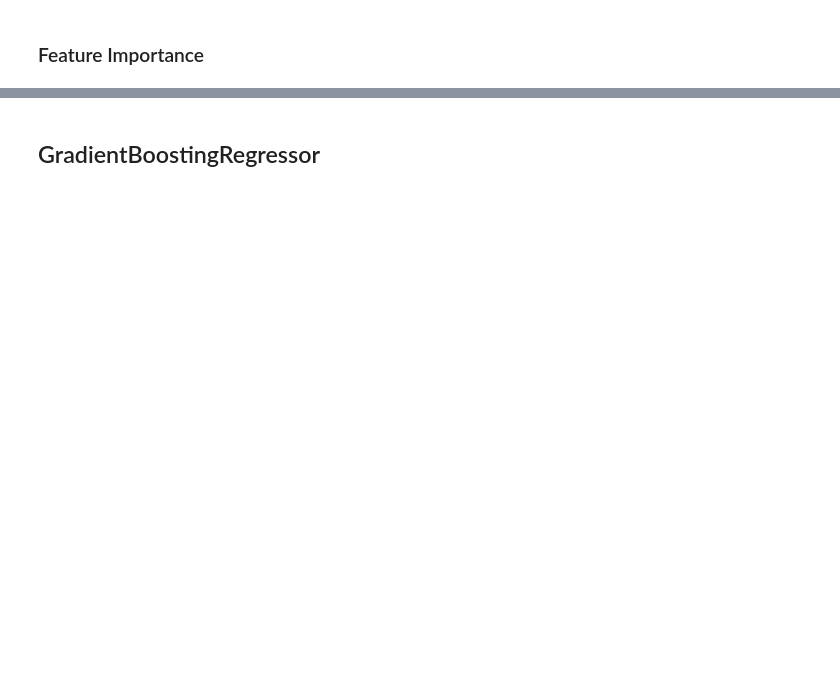
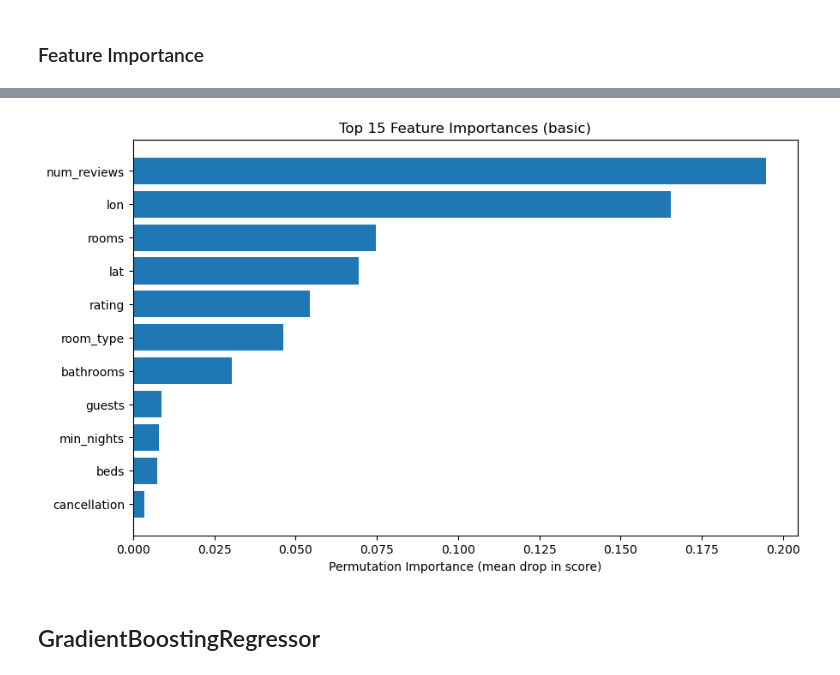
Before and after one commit to cbjonesea/ML-assignment, a Jupyter notebook: model-building.ipynb, the cells around one changed output, grey strips where cells are left out. Saved outputs shown, nothing was run; the diff lists cells and outputs as text; code cells hidden in the pictures; blank space fills up the shorter version.

Commit message:
Updated functions
Revised imputation methods, added log transformation to skewed columns, added 2 features in pipeline_iterator function; re-ran all models

```diff
--- a/model-building.ipynb
+++ b/model-building.ipynb
@@ -387,6 +422,6 @@ plt.show()
 # %%
 for i in [raw_train, raw_valid]:
-    i.drop(labels=['guests','listing_type', 'facilities'], axis=1,inplace=True)
+    i.drop(labels=['listing_type', 'facilities'], axis=1,inplace=True)
 # %%
 # Define target variable
 target_col = 'revenue'
@@ -902,0 +937,19 @@ KeyError: 'feature_set'
+# %%
+from sklearn.inspection import permutation_importance
+
+result = permutation_importance(
+    estimator=best_rf['pipeline'],
+    X=X_val_filtered,
+    y=y_valid_log,
+    n_repeats=10,
+    random_state=r_state,
+    n_jobs=-1
+)
+
+importances_df = pd.DataFrame({
+    'feature': X_val_filtered.columns,
+    'importance_mean': result.importances_mean,
+    'importance_std': result.importances_std
+}).sort_values(by='importance_mean', ascending=False)
+
+print(importances_df.head(15))
@@ -903,3 +969,12 @@ KeyError: 'feature_set'
+# %%
+plt.figure(figsize=(10, 6))
+plt.barh(importances_df['feature'].head(15), importances_df['importance_mean'].head(15))
+plt.xlabel("Permutation Importance (mean drop in score)")
+plt.title(f"Top 15 Feature Importances ({feature_set_used})")
+plt.gca().invert_yaxis()
+plt.show()
+# %% [output]
+[figure, added]
 # %% [markdown]
 ## GradientBoostingRegressor
 # %%
```
Also changed, not shown: parts of 50 cells of this notebook.
